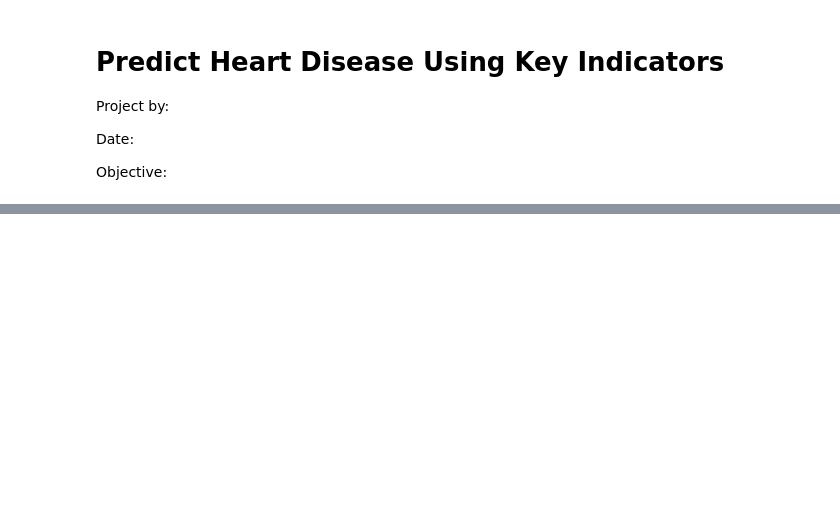
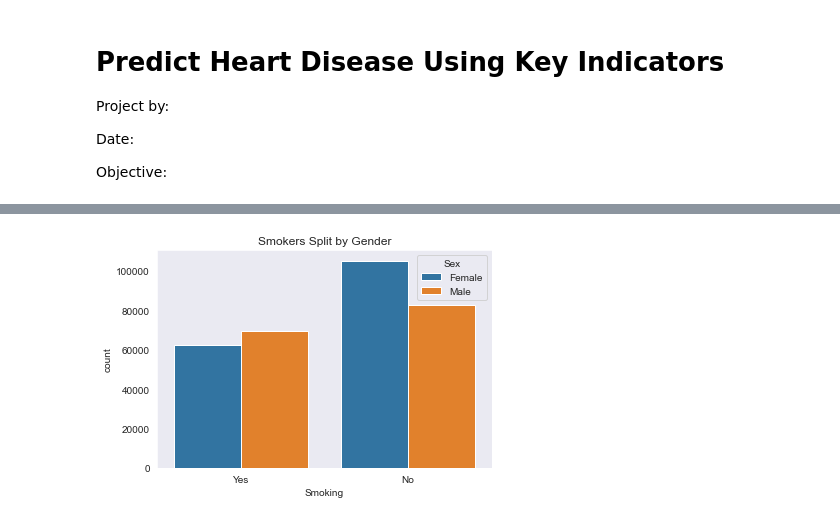
Before and after one commit to ChrisGarciaDS/HeartDisease, a Jupyter notebook: heartdisease.ipynb, the cells around one changed output, grey strips where cells are left out. Drawn from its saved outputs; the diff is of its cells as text; code cells hidden in the pictures; blank space fills up the shorter version.

```diff
--- a/heartdisease.ipynb
+++ b/heartdisease.ipynb
@@ -29,0 +96,6 @@ heart_df.head()
+# %%
+sns.countplot(data = heart_df, x = 'Smoking', hue = 'Sex')
+plt.title('Smokers Split by Gender')
+plt.show()
+# %% [output]
+[figure, added]
```
Also changed, not shown: parts of 20 cells of this notebook.
